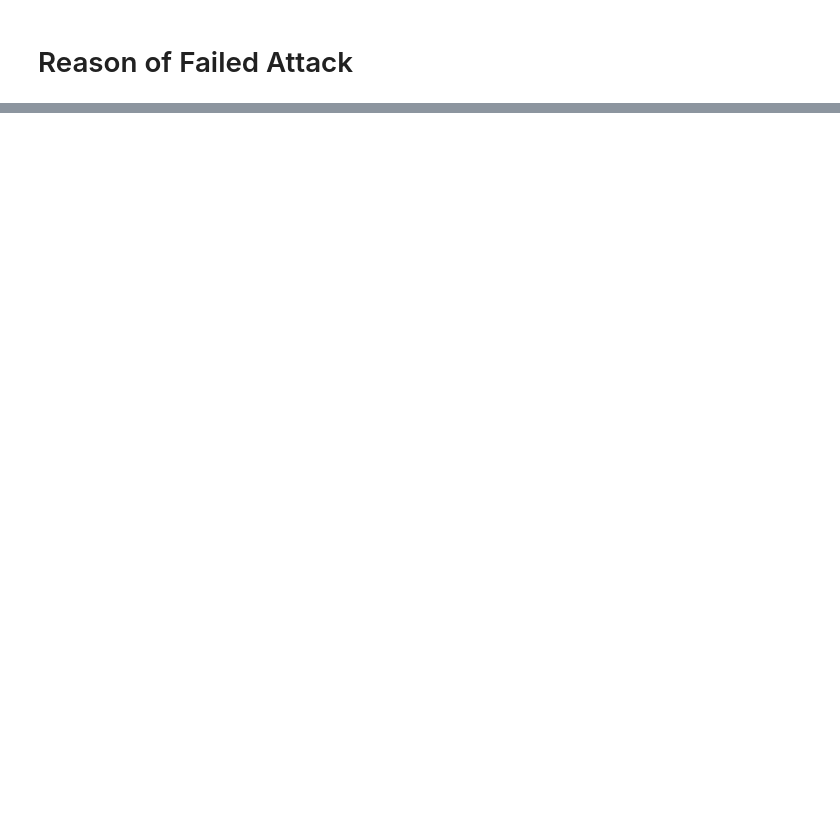
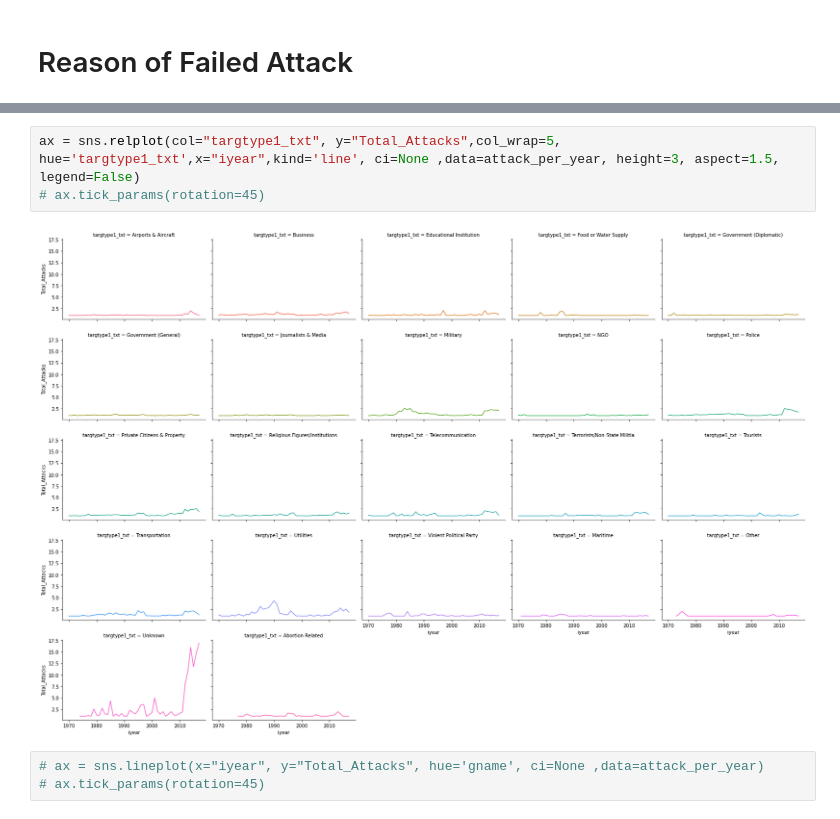
Before and after one commit to goswamimohit/Global_Terrorism_Analysis, a Jupyter notebook: Global_Terrorism_Analysis.ipynb, the cells around one changed output, grey strips where cells are left out. Saved outputs shown, nothing was run; the diff lists cells and outputs as text; blank space fills up the shorter version.

```diff
--- a/Global_Terrorism_Analysis.ipynb
+++ b/Global_Terrorism_Analysis.ipynb
@@ -275,0 +342,8 @@ ax.set_title('Number of Succide Attack',fontsize=20);
+# %%
+ax = sns.relplot(col="targtype1_txt", y="Total_Attacks",col_wrap=5, hue='targtype1_txt',x="iyear",kind='line', ci=None ,data=attack_per_year, height=3, aspect=1.5, legend=False)
+# ax.tick_params(rotation=45)
+# %% [output]
+[figure, added]
+# %%
+# ax = sns.lineplot(x="iyear", y="Total_Attacks", hue='gname', ci=None ,data=attack_per_year)
+# ax.tick_params(rotation=45)
```
Also changed, not shown: parts of 22 cells of this notebook.
